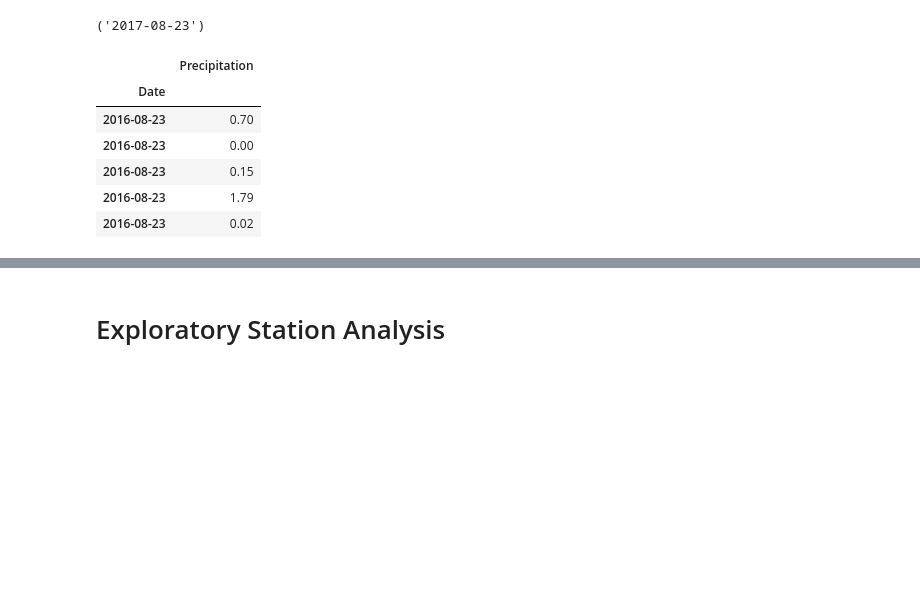
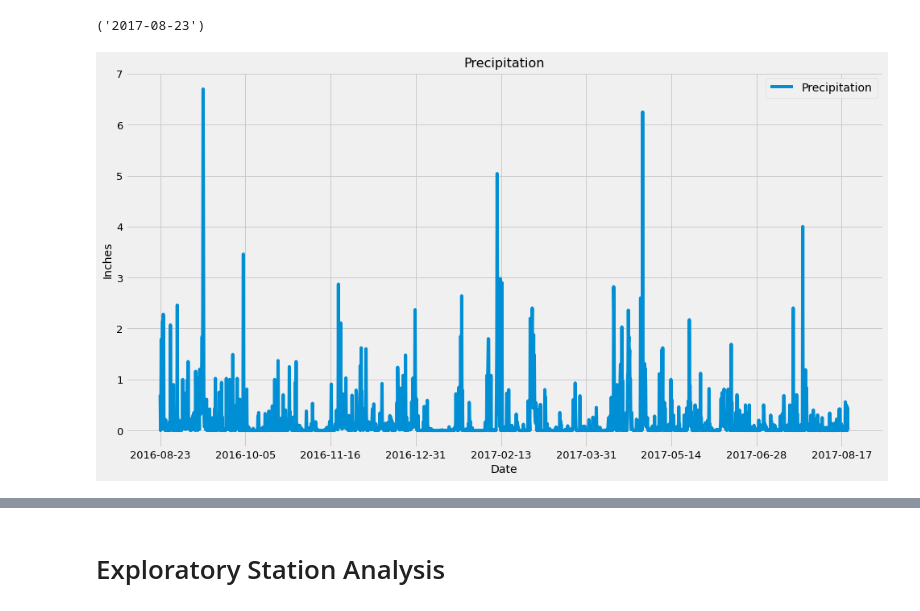
Before and after one commit to rls1316/sqlalchemy-challenge, a Jupyter notebook: climate_starter.ipynb, the cells around one changed output, grey strips where cells are left out. Drawn from its saved outputs; the diff is of its cells as text; code cells hidden in the pictures; blank space fills up the shorter version.

Commit message:
Exploratory Precipitation Analysis

```diff
--- a/climate_starter.ipynb
+++ b/climate_starter.ipynb
@@ -72,32 +72,33 @@ Latest_Date
 # %%
 # Design a query to retrieve the last 12 months of precipitation data and plot the results.
 # Starting from the most recent data point in the database.
 
 # Calculate the date one year from the last date in data set.
 One_Year_Ago_Latest = dt.date(2017,8,23) - dt.timedelta(days = 365)
 One_Year_Ago_Latest
 
 # Perform a query to retrieve the data and precipitation scores
 One_Year_Ago_Precip = Session.query(Measurement.date,Measurement.prcp).\
 filter(Measurement.date >= One_Year_Ago_Latest).order_by(Measurement.date.desc()).all()
 
 # Save the query results as a Pandas DataFrame and set the index to the date column
 Precip_Data = pd.DataFrame(One_Year_Ago_Precip, columns = ["Date", "Precipitation"])
 Precip_Data.set_index('Date', inplace = True)
 
 # Sort the dataframe by date
 Precip_Data.sort_values('Date', inplace = True)
 Precip_Data.dropna(inplace = True)
 Precip_Data.head()
 
 # Use Pandas Plotting with Matplotlib to plot the data
+Precip_Data.plot(figsize=(15,8), fontsize = 13)
+plt.title("Precipitation", fontsize = 16)
+plt.ylabel("Inches", fontsize = 14)
+plt.xlabel("Date", fontsize = 14)
+plt.legend(loc='upper right')
+plt.savefig("Output/Precipitation.png")
+plt.show()
 # %% [output]
-|  | Precipitation |
-| Date |  |
-| 2016-08-23 | 0.70 |
-| 2016-08-23 | 0.00 |
-| 2016-08-23 | 0.15 |
-| 2016-08-23 | 1.79 |
-| 2016-08-23 | 0.02 |
+[figure, added]
 # %%
 # Use Pandas to calcualte the summary statistics for the precipitation data
```
Also changed, not shown: parts of 1 cell of this notebook, 1 other file.
